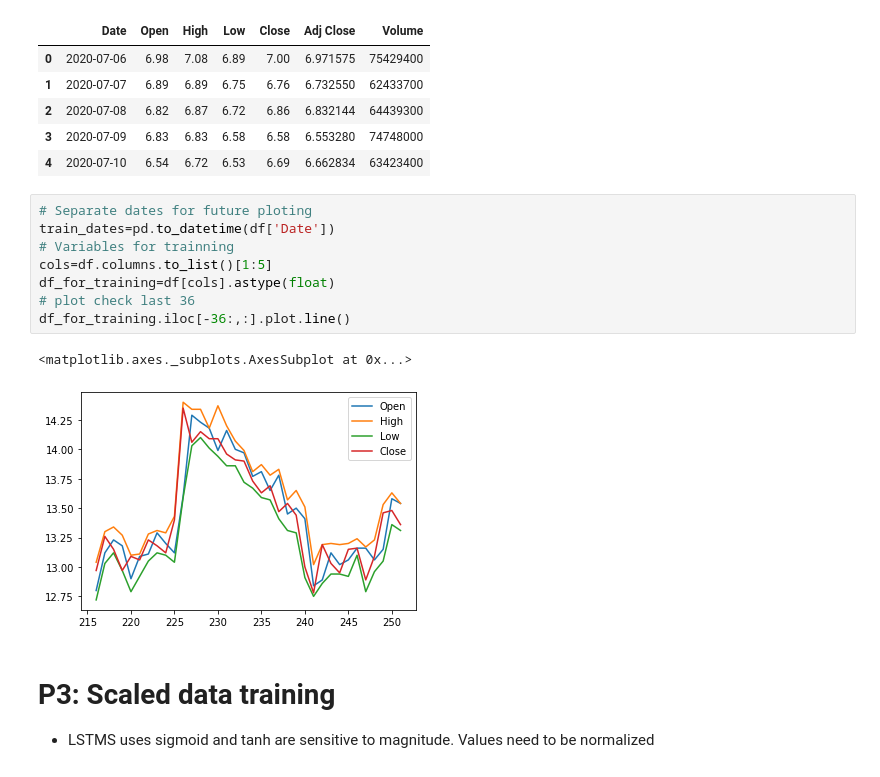
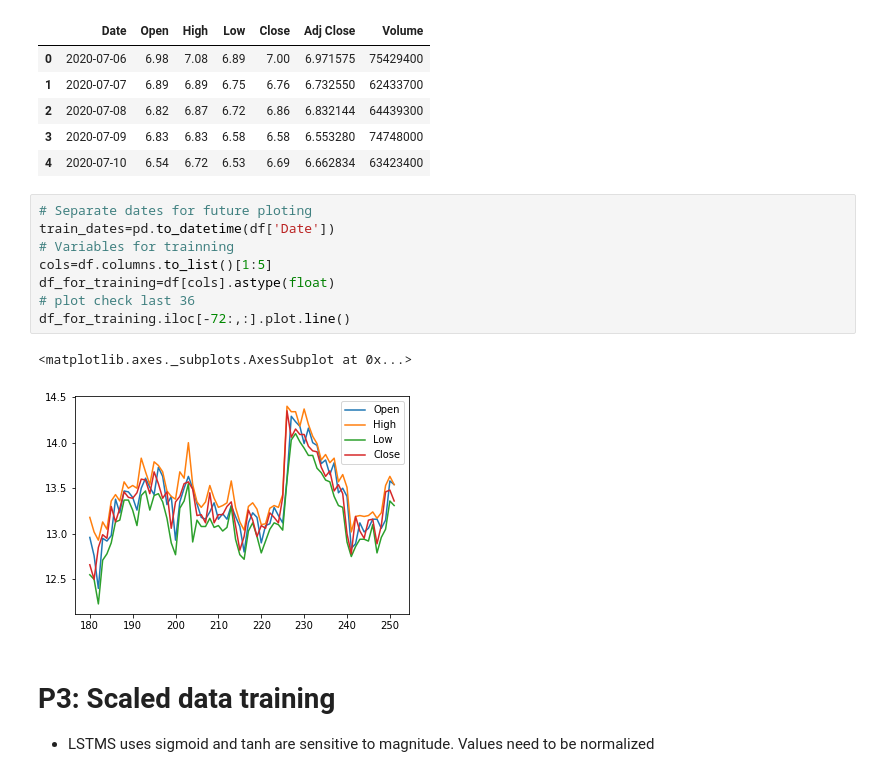
Before and after one commit to voquangtuong/AAA_drought_prediction, a Jupyter notebook: Scaled_LSTM.ipynb, the cells around one changed output. Saved outputs shown, nothing was run; the diff lists cells and outputs as text.

```diff
--- a/Scaled_LSTM.ipynb
+++ b/Scaled_LSTM.ipynb
@@ -38,14 +38,14 @@ df.head()
 # %%
 # Separate dates for future ploting
 train_dates=pd.to_datetime(df['Date'])
 # Variables for trainning
 cols=df.columns.to_list()[1:5]
 df_for_training=df[cols].astype(float)
 # plot check last 36
-df_for_training.iloc[-36:,:].plot.line()
+df_for_training.iloc[-72:,:].plot.line()
 # %% [output]
 <matplotlib.axes._subplots.AxesSubplot at 0x...>
-[figure, old version]
+[figure, new version]
 # %% [markdown]
 # P3: Scaled data training
 
```
Also changed, not shown: parts of 4 cells of this notebook.
